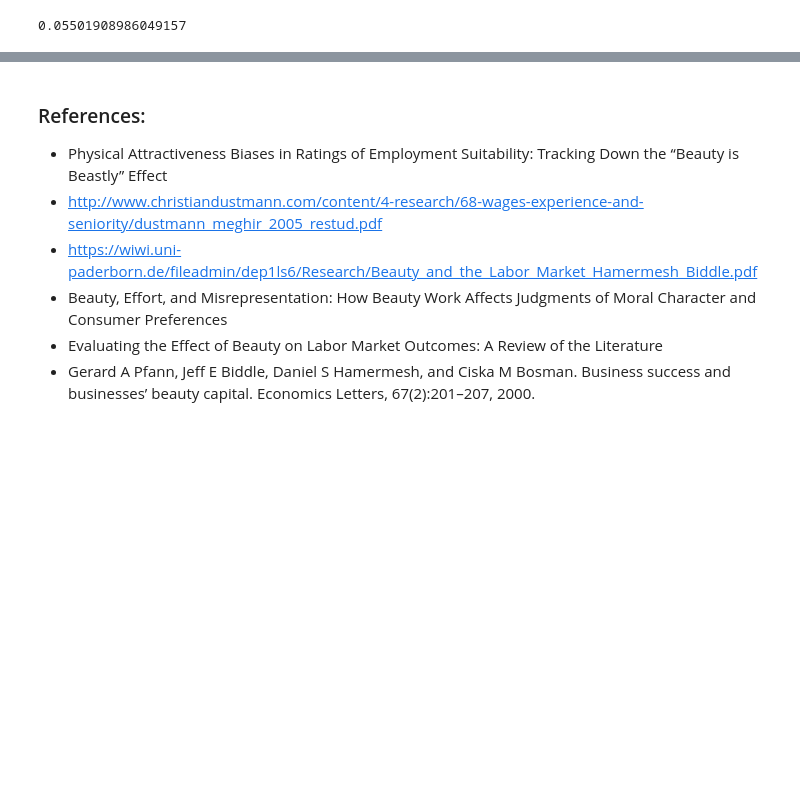
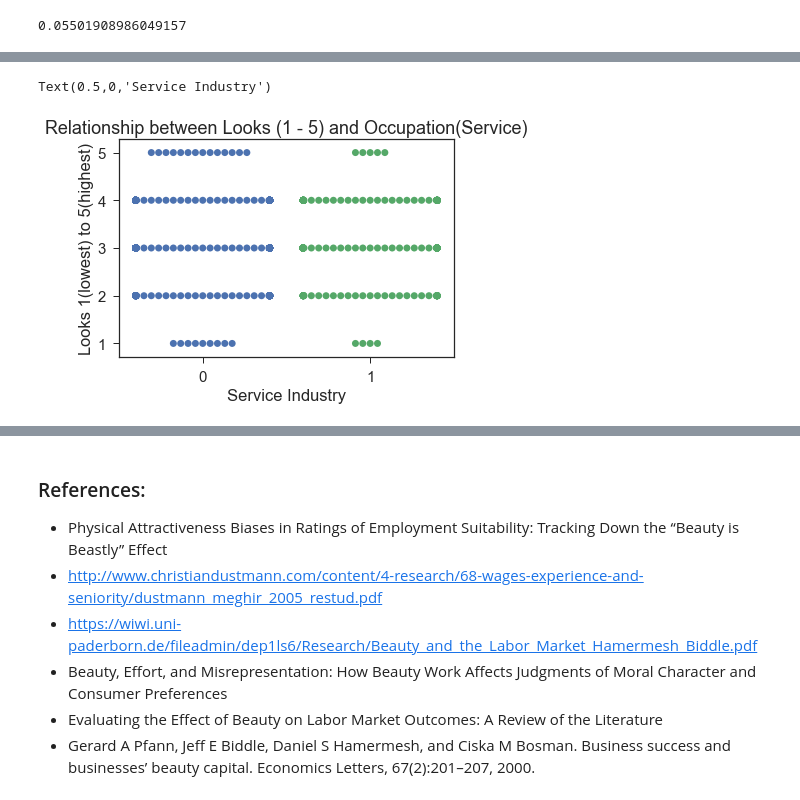
Before and after one commit to shrutirao94/beauty-and-the-labour-market, a Jupyter notebook: Beauty and the Labour Market.ipynb, the cells around one changed output, grey strips where cells are left out. Drawn from its saved outputs; the diff is of its cells as text; code cells hidden in the pictures; blank space fills up the shorter version.

```diff
--- a/Beauty and the Labour Market.ipynb
+++ b/Beauty and the Labour Market.ipynb
@@ -290,0 +423,15 @@ Warnings:
+# %%
+#Set style
+sns.set_context("notebook", font_scale=1.5)
+sns.set_style("ticks")
+
+# Plot Data
+g = sns.swarmplot(x="service", y="looks", size = 7, data=data)
+
+# Plot Labels
+plt.title("Relationship between Looks (1 - 5) and Occupation(Service)")
+plt.ylabel('Looks 1(lowest) to 5(highest)')
+plt.xlabel('Service Industry')
+# %% [output]
+Text(0.5,0,'Service Industry')
+[figure, added]
```
Also changed, not shown: parts of 19 cells of this notebook.
